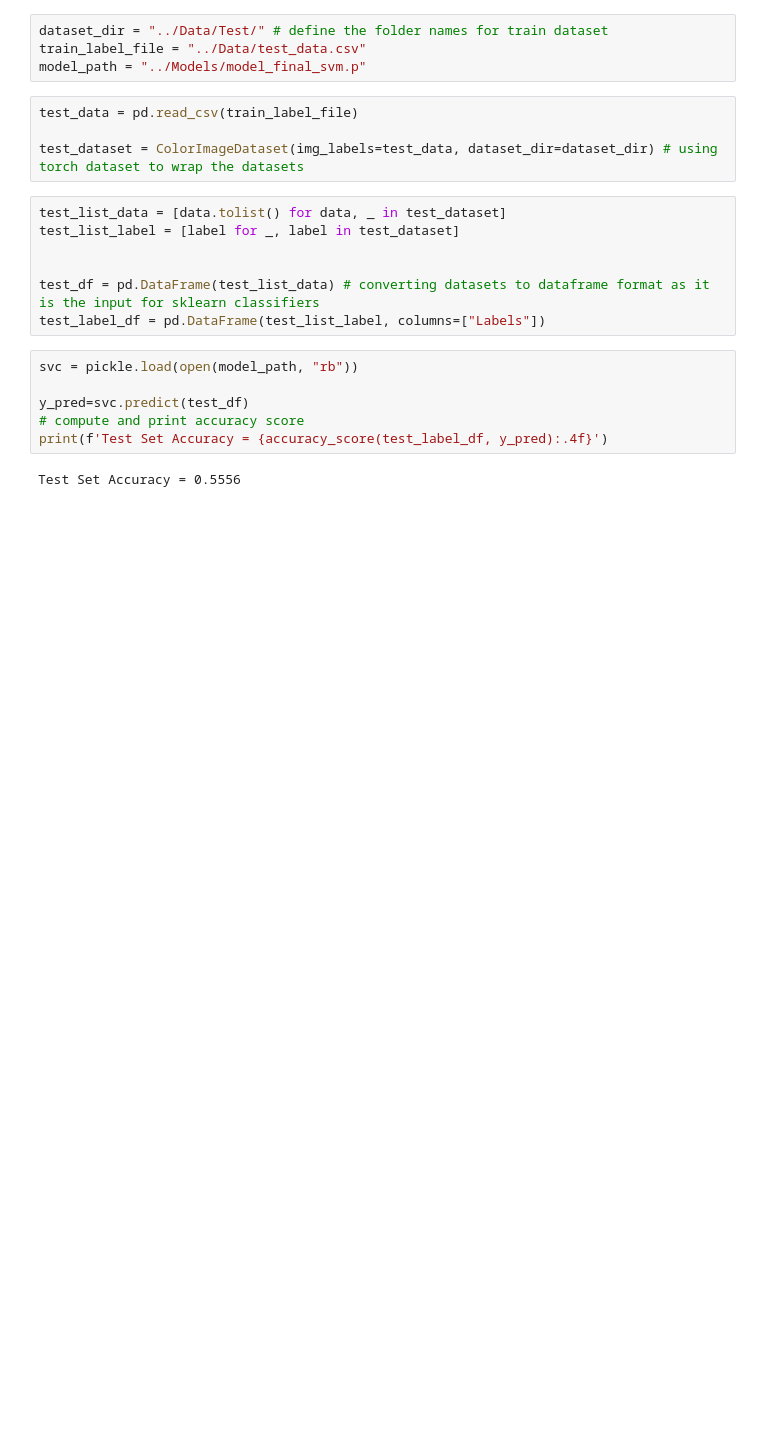
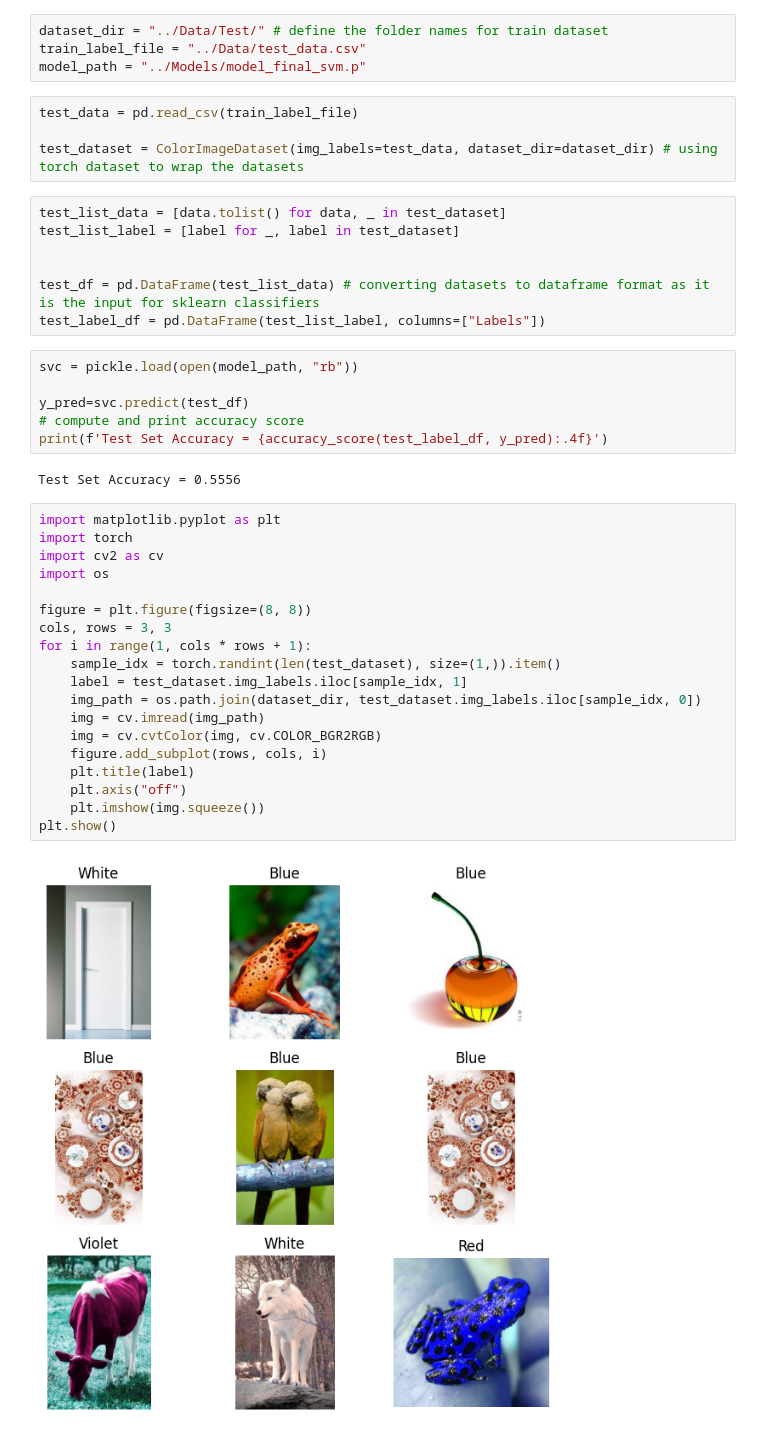
Before and after one commit to kalperenctnr/Image-Processing, a Jupyter notebook: Color Classifier/Notebooks/test_classifier.ipynb, the cells around one changed output. Cells and saved outputs as stored; diff of their text form; blank space fills up the shorter version.

```diff
--- a/Color Classifier/Notebooks/test_classifier.ipynb
+++ b/Color Classifier/Notebooks/test_classifier.ipynb
@@ -32,3 +31,24 @@ y_pred=svc.predict(test_df)
 print(f'Test Set Accuracy = {accuracy_score(test_label_df, y_pred):.4f}')
 # %% [output]
 Test Set Accuracy = 0.5556
+# %%
+import matplotlib.pyplot as plt
+import torch
+import cv2 as cv
+import os
+
+figure = plt.figure(figsize=(8, 8))
+cols, rows = 3, 3
+for i in range(1, cols * rows + 1):
+    sample_idx = torch.randint(len(test_dataset), size=(1,)).item()
+    label = test_dataset.img_labels.iloc[sample_idx, 1]
+    img_path = os.path.join(dataset_dir, test_dataset.img_labels.iloc[sample_idx, 0])
+    img = cv.imread(img_path)
+    img = cv.cvtColor(img, cv.COLOR_BGR2RGB)
+    figure.add_subplot(rows, cols, i)
+    plt.title(label)
+    plt.axis("off")
+    plt.imshow(img.squeeze())
+plt.show()
+# %% [output]
+[figure, added]
```
Also changed, not shown: parts of 1 cell of this notebook, 1 other file.
